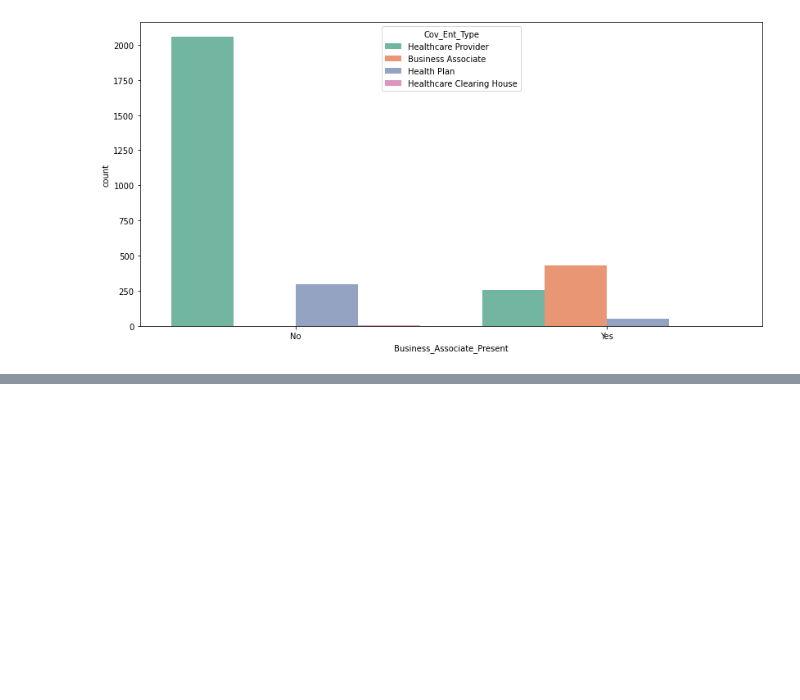
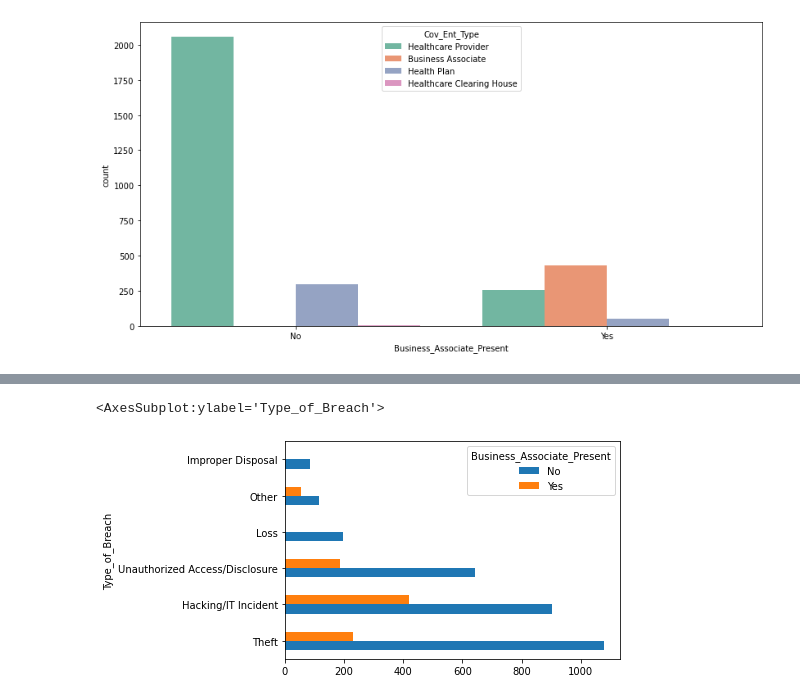
Before and after one commit to kessmith/Breach-Research, a Jupyter notebook: Data Analysis and Prep/Analysis.ipynb, the cells around one changed output, grey strips where cells are left out. Cells and saved outputs as stored; diff of their text form; code cells hidden in the pictures; blank space fills up the shorter version.

```diff
--- a/Data Analysis and Prep/Analysis.ipynb
+++ b/Data Analysis and Prep/Analysis.ipynb
@@ -84,0 +101,8 @@ fig.gca().add_artist(centre)
+# %%
+# Utilizing the groupby function to compare categroical features
+business_Count = df['Business_Associate_Present'].value_counts()
+# df.groupby('Business_Associate_Present').Cov_Ent_Type.value_counts().unstack(0).plot.barh()
+df.groupby('Business_Associate_Present').Type_of_Breach.value_counts().nlargest(10).unstack(0).plot.barh()
+# %% [output]
+<AxesSubplot:ylabel='Type_of_Breach'>
+[figure, added]
```
Also changed, not shown: parts of 5 cells of this notebook.
